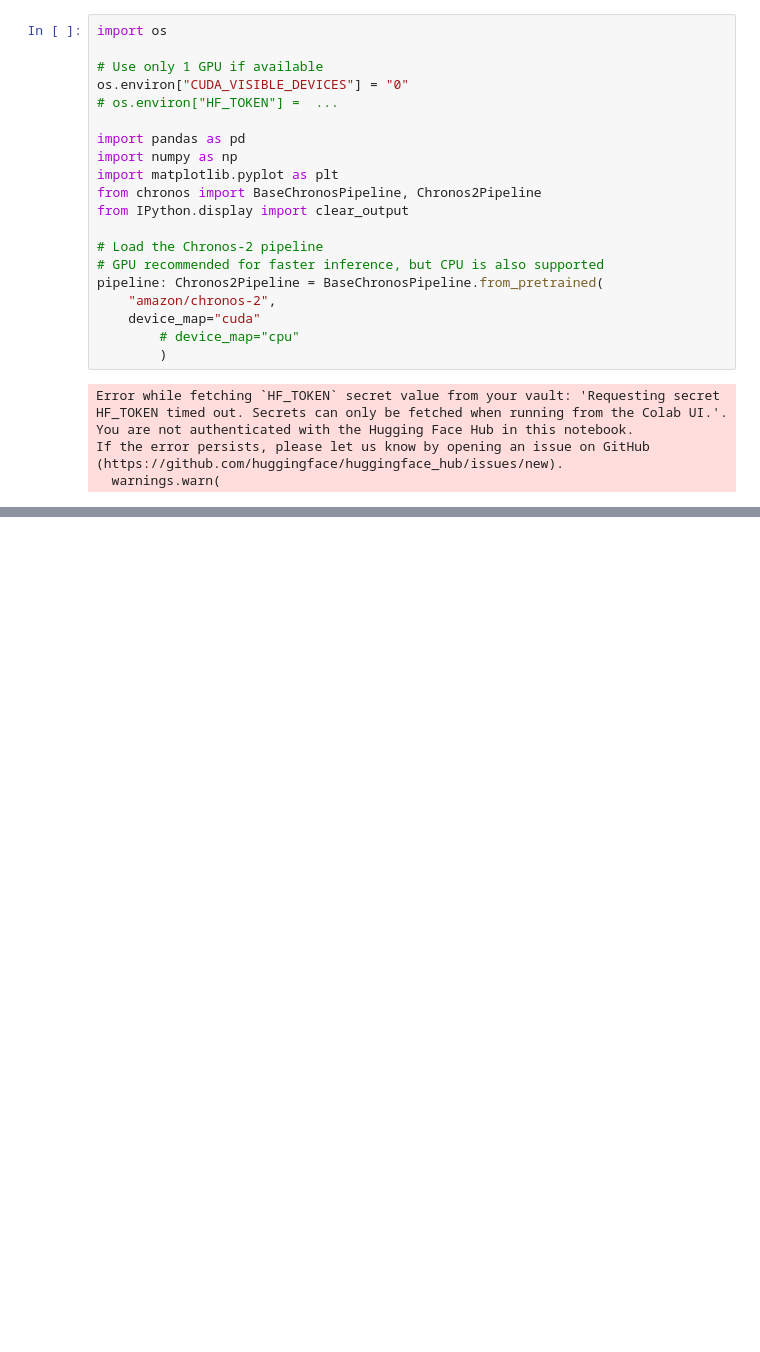
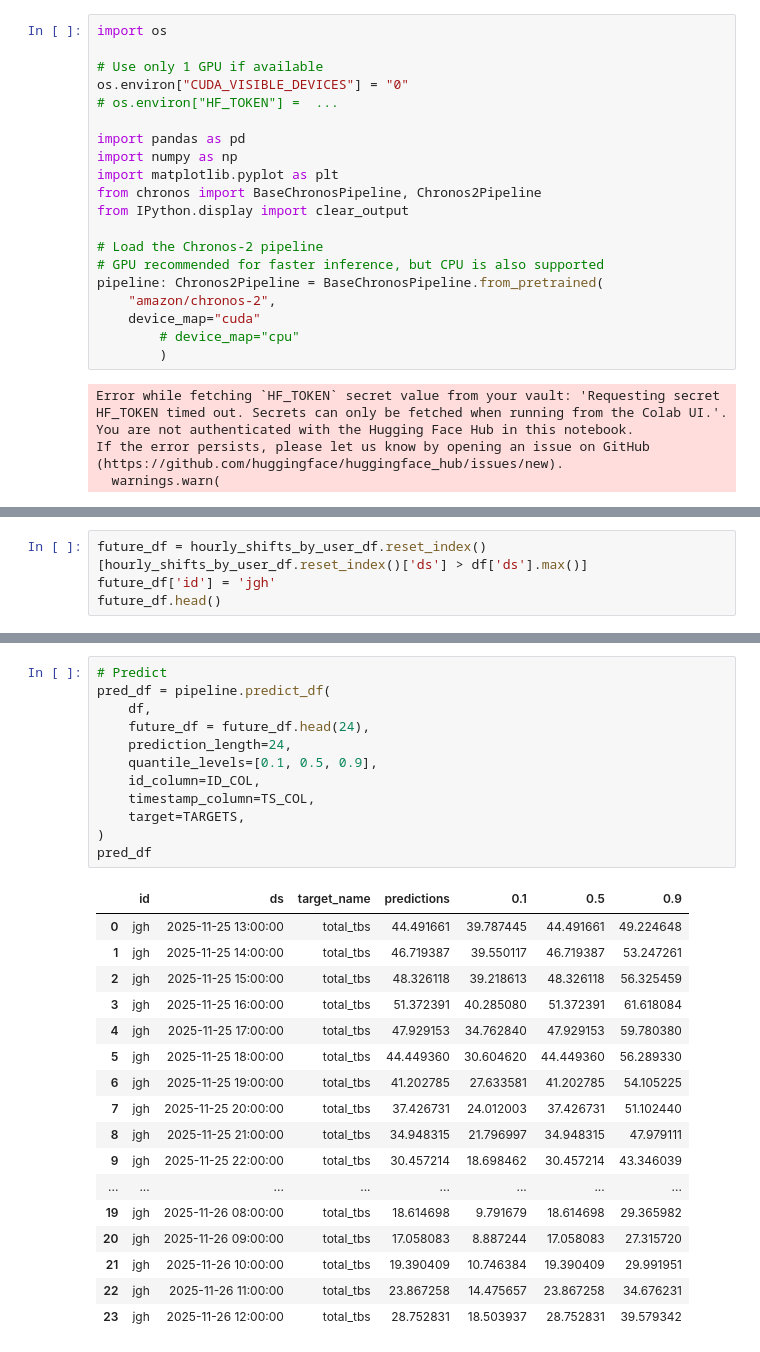
Before and after one commit to drdevinhopkins/ed-flow-2023, a Jupyter notebook: notebooks/25-11-25.ipynb, the cells around one changed output, grey strips where cells are left out. Drawn from its saved outputs; the diff is of its cells as text; blank space fills up the shorter version.

```diff
--- a/notebooks/25-11-25.ipynb
+++ b/notebooks/25-11-25.ipynb
@@ -57,0 +238,4 @@ all_shifts_df.
+# %%
+future_df = hourly_shifts_by_user_df.reset_index()[hourly_shifts_by_user_df.reset_index()['ds'] > df['ds'].max()]
+future_df['id'] = 'jgh'
+future_df.head()
@@ -57,0 +300,30 @@ all_shifts_df.
+# %%
+# Predict
+pred_df = pipeline.predict_df(
+    df,
+    future_df = future_df.head(24),
+    prediction_length=24,
+    quantile_levels=[0.1, 0.5, 0.9],
+    id_column=ID_COL,
+    timestamp_column=TS_COL,
+    target=TARGETS,
+)
+pred_df
+# %% [output]
+|  | id | ds | target_name | predictions | 0.1 | 0.5 | 0.9 |
+| 0 | jgh | 2025-11-25 13:00:00 | total_tbs | 44.491661 | 39.787445 | 44.491661 | 49.224648 |
+| 1 | jgh | 2025-11-25 14:00:00 | total_tbs | 46.719387 | 39.550117 | 46.719387 | 53.247261 |
+| 2 | jgh | 2025-11-25 15:00:00 | total_tbs | 48.326118 | 39.218613 | 48.326118 | 56.325459 |
+| 3 | jgh | 2025-11-25 16:00:00 | total_tbs | 51.372391 | 40.285080 | 51.372391 | 61.618084 |
+| 4 | jgh | 2025-11-25 17:00:00 | total_tbs | 47.929153 | 34.762840 | 47.929153 | 59.780380 |
+| 5 | jgh | 2025-11-25 18:00:00 | total_tbs | 44.449360 | 30.604620 | 44.449360 | 56.289330 |
+| 6 | jgh | 2025-11-25 19:00:00 | total_tbs | 41.202785 | 27.633581 | 41.202785 | 54.105225 |
+| 7 | jgh | 2025-11-25 20:00:00 | total_tbs | 37.426731 | 24.012003 | 37.426731 | 51.102440 |
+| 8 | jgh | 2025-11-25 21:00:00 | total_tbs | 34.948315 | 21.796997 | 34.948315 | 47.979111 |
+| 9 | jgh | 2025-11-25 22:00:00 | total_tbs | 30.457214 | 18.698462 | 30.457214 | 43.346039 |
+| ... | ... | ... | ... | ... | ... | ... | ... |
+| 19 | jgh | 2025-11-26 08:00:00 | total_tbs | 18.614698 | 9.791679 | 18.614698 | 29.365982 |
+| 20 | jgh | 2025-11-26 09:00:00 | total_tbs | 17.058083 | 8.887244 | 17.058083 | 27.315720 |
+| 21 | jgh | 2025-11-26 10:00:00 | total_tbs | 19.390409 | 10.746384 | 19.390409 | 29.991951 |
+| 22 | jgh | 2025-11-26 11:00:00 | total_tbs | 23.867258 | 14.475657 | 23.867258 | 34.676231 |
+| 23 | jgh | 2025-11-26 12:00:00 | total_tbs | 28.752831 | 18.503937 | 28.752831 | 39.579342 |
```
Also changed, not shown: parts of 13 cells of this notebook, 3 other files.
